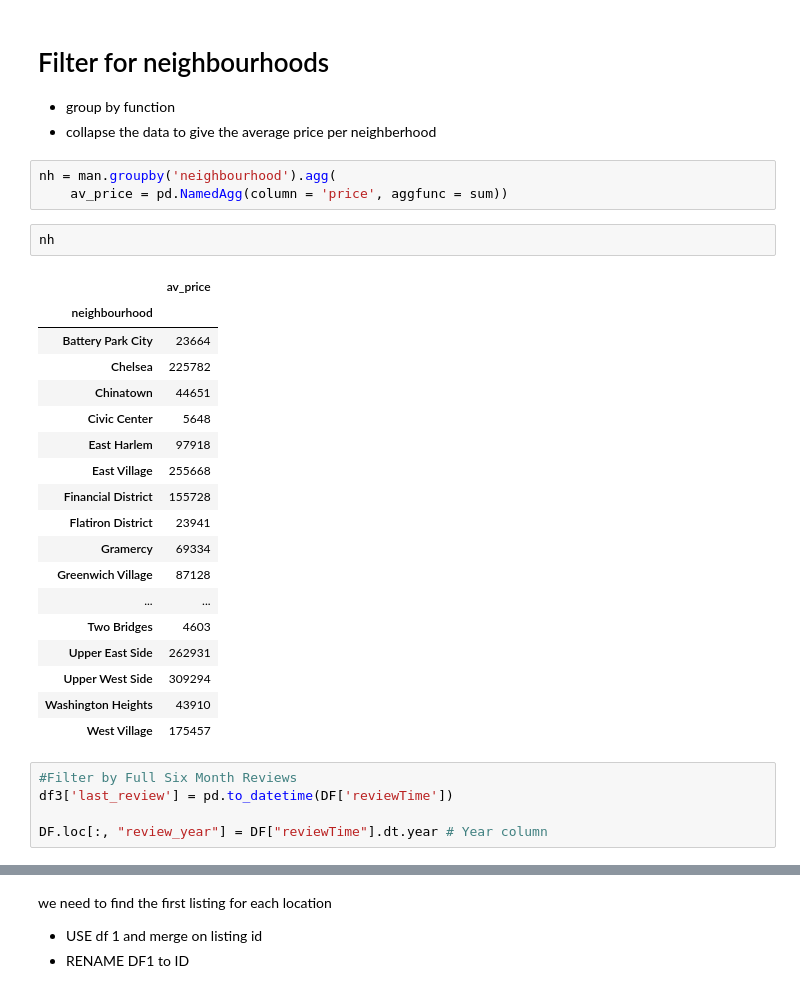
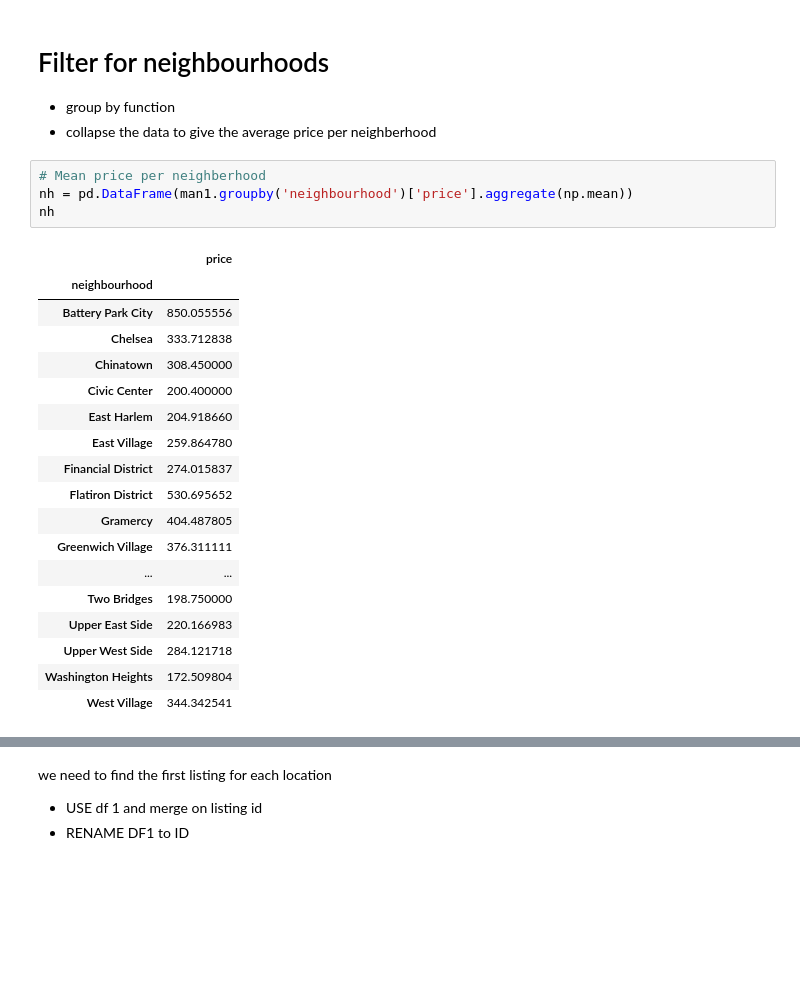
Before and after one commit to AchilleasDrakou/Data-Viz-Final-Project, a Jupyter notebook: Airbnb/Filtering Airbnb.ipynb, the cells around one changed output, grey strips where cells are left out. Saved outputs shown, nothing was run; the diff lists cells and outputs as text; blank space fills up the shorter version.

```diff
--- a/Airbnb/Filtering Airbnb.ipynb
+++ b/Airbnb/Filtering Airbnb.ipynb
@@ -83,32 +45,26 @@ man1
 # Filter for neighbourhoods
 - group by function
 - collapse the data to give the average price per neighberhood
-# %%
-nh = man.groupby('neighbourhood').agg(
-    av_price = pd.NamedAgg(column = 'price', aggfunc = sum))
-# %%
-nh
-# %% [output]
-|  | av_price |
-| neighbourhood |  |
-| Battery Park City | 23664 |
-| Chelsea | 225782 |
-| Chinatown | 44651 |
-| Civic Center | 5648 |
-| East Harlem | 97918 |
-| East Village | 255668 |
-| Financial District | 155728 |
-| Flatiron District | 23941 |
-| Gramercy | 69334 |
-| Greenwich Village | 87128 |
-| ... | ... |
-| Two Bridges | 4603 |
-| Upper East Side | 262931 |
-| Upper West Side | 309294 |
-| Washington Heights | 43910 |
-| West Village | 175457 |
-# %%
-#Filter by Full Six Month Reviews
-df3['last_review'] = pd.to_datetime(DF['reviewTime'])
-
-DF.loc[:, "review_year"] = DF["reviewTime"].dt.year # Year column
+# %%
+# Mean price per neighberhood
+nh = pd.DataFrame(man1.groupby('neighbourhood')['price'].aggregate(np.mean))
+nh
+# %% [output]
+|  | price |
+| neighbourhood |  |
+| Battery Park City | 850.055556 |
+| Chelsea | 333.712838 |
+| Chinatown | 308.450000 |
+| Civic Center | 200.400000 |
+| East Harlem | 204.918660 |
+| East Village | 259.864780 |
+| Financial District | 274.015837 |
+| Flatiron District | 530.695652 |
+| Gramercy | 404.487805 |
+| Greenwich Village | 376.311111 |
+| ... | ... |
+| Two Bridges | 198.750000 |
+| Upper East Side | 220.166983 |
+| Upper West Side | 284.121718 |
+| Washington Heights | 172.509804 |
+| West Village | 344.342541 |
```
Also changed, not shown: parts of 8 cells of this notebook.
